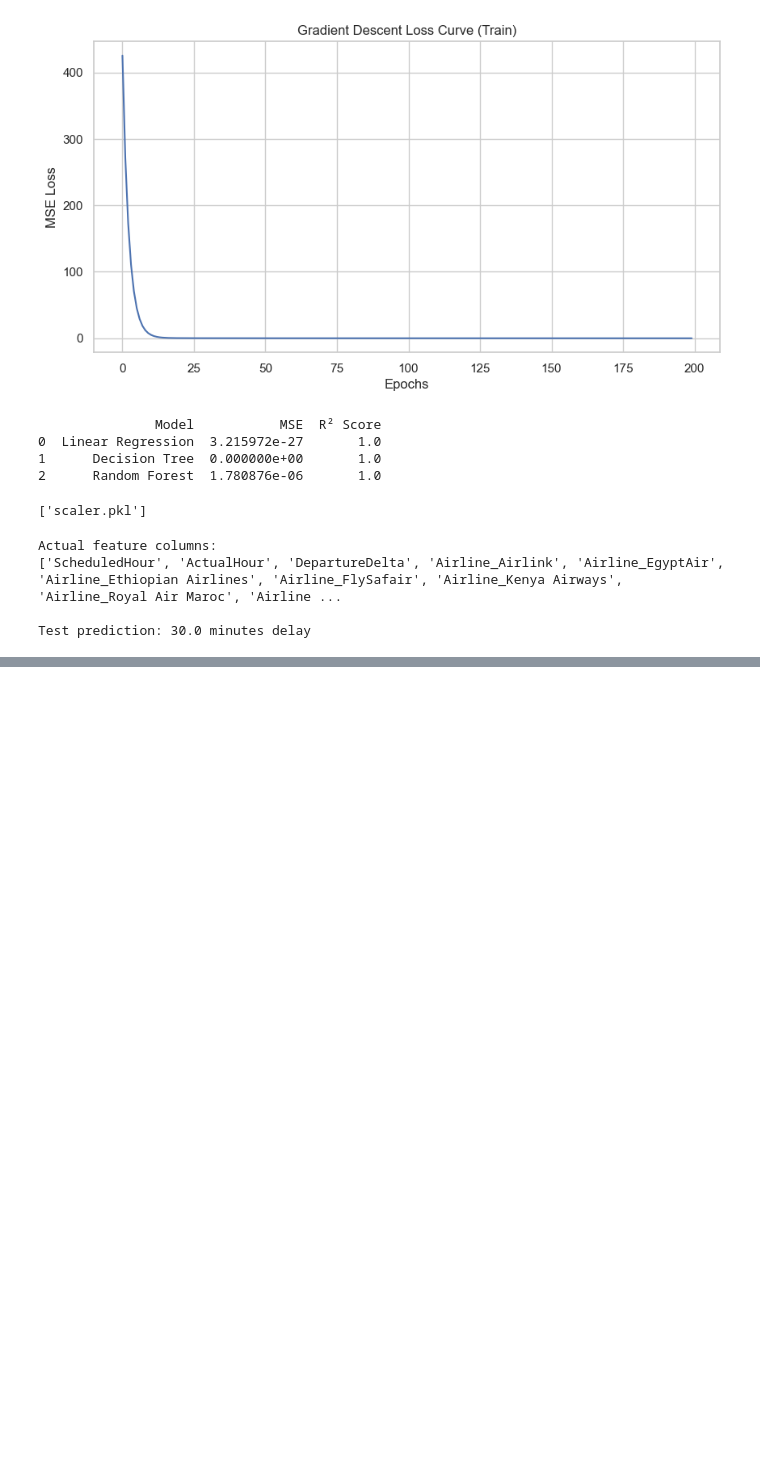
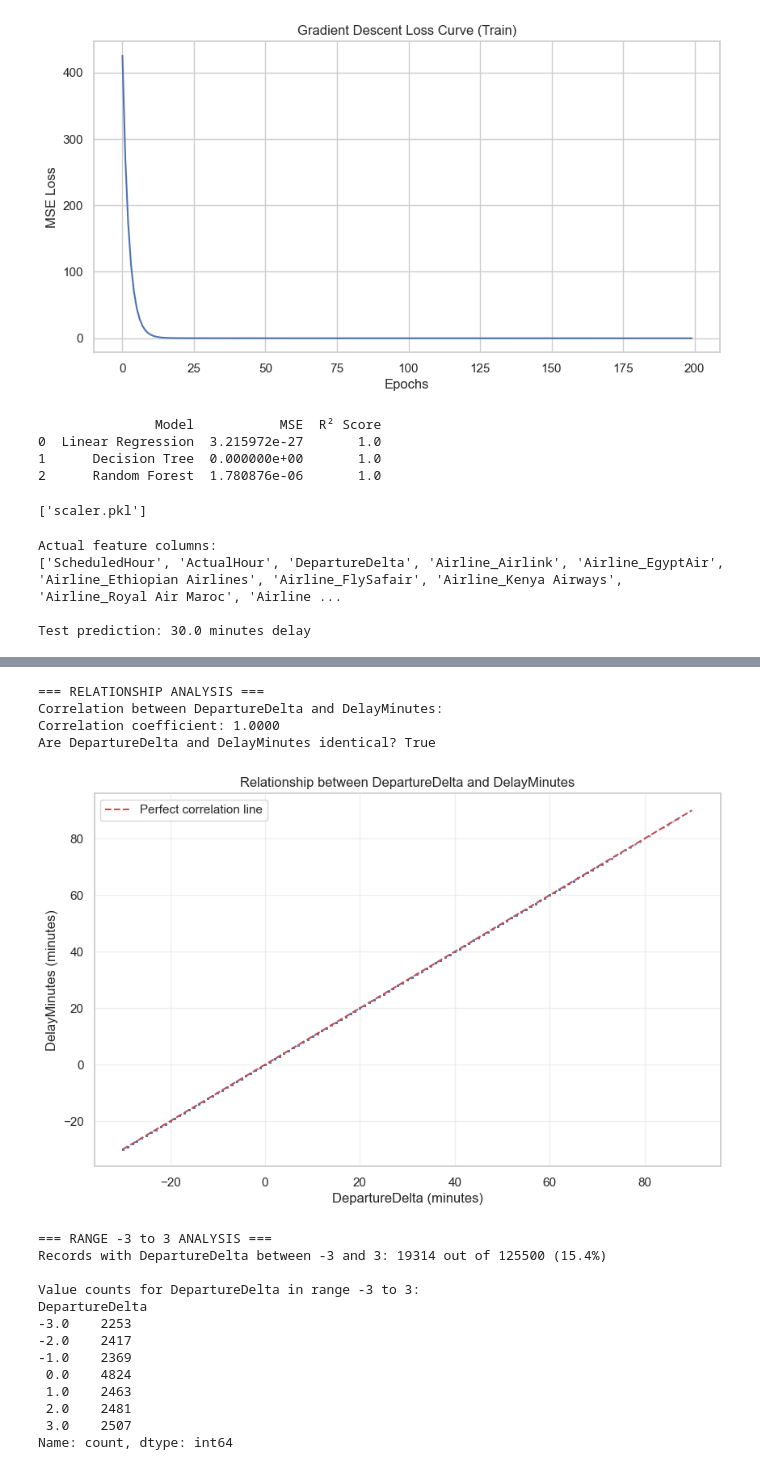
Before and after one commit to f-Ayuk/linear_regression_model, a Jupyter notebook: summative/linear_regression/multivariate.ipynb, the cells around one changed output, grey strips where cells are left out. Drawn from its saved outputs; the diff is of its cells as text; code cells hidden in the pictures; blank space fills up the shorter version.

```diff
--- a/summative/linear_regression/multivariate.ipynb
+++ b/summative/linear_regression/multivariate.ipynb
@@ -355,0 +413,47 @@ Test prediction: 30.0 minutes delay
+# %%
+# Examine relationship between DepartureDelta and DelayMinutes
+print("=== RELATIONSHIP ANALYSIS ===")
+print("Correlation between DepartureDelta and DelayMinutes:")
+correlation_coeff = df['DepartureDelta'].corr(df['DelayMinutes'])
+print(f"Correlation coefficient: {correlation_coeff:.4f}")
+
+# Check if they are exactly the same
+are_equal = (df['DepartureDelta'] == df['DelayMinutes']).all()
+print(f"Are DepartureDelta and DelayMinutes identical? {are_equal}")
+
+# Plot relationship
+plt.figure(figsize=(10, 6))
+plt.scatter(df['DepartureDelta'], df['DelayMinutes'], alpha=0.3, s=1)
+plt.plot([-30, 90], [-30, 90], 'r--', label='Perfect correlation line')
+plt.xlabel('DepartureDelta (minutes)')
+plt.ylabel('DelayMinutes (minutes)')
+plt.title('Relationship between DepartureDelta and DelayMinutes')
+plt.legend()
+plt.grid(True, alpha=0.3)
+plt.show()
+
+# Show value counts for small range (-3 to 3)
+print("\n=== RANGE -3 to 3 ANALYSIS ===")
+small_range = df[(df['DepartureDelta'] >= -3) & (df['DepartureDelta'] <= 3)]
+print(f"Records with DepartureDelta between -3 and 3: {len(small_range)} out of {len(df)} ({len(small_range)/len(df)*100:.1f}%)")
+print(f"\nValue counts for DepartureDelta in range -3 to 3:")
+print(small_range['DepartureDelta'].value_counts().sort_index())
+# %% [output]
+=== RELATIONSHIP ANALYSIS ===
+Correlation between DepartureDelta and DelayMinutes:
+Correlation coefficient: 1.0000
+Are DepartureDelta and DelayMinutes identical? True
+[figure, added]
+=== RANGE -3 to 3 ANALYSIS ===
+Records with DepartureDelta between -3 and 3: 19314 out of 125500 (15.4%)
+
+Value counts for DepartureDelta in range -3 to 3:
+DepartureDelta
+-3.0    2253
+-2.0    2417
+-1.0    2369
+ 0.0    4824
+ 1.0    2463
+ 2.0    2481
+ 3.0    2507
+Name: count, dtype: int64
```
Also changed, not shown: parts of 2 cells of this notebook, 3 other files.
